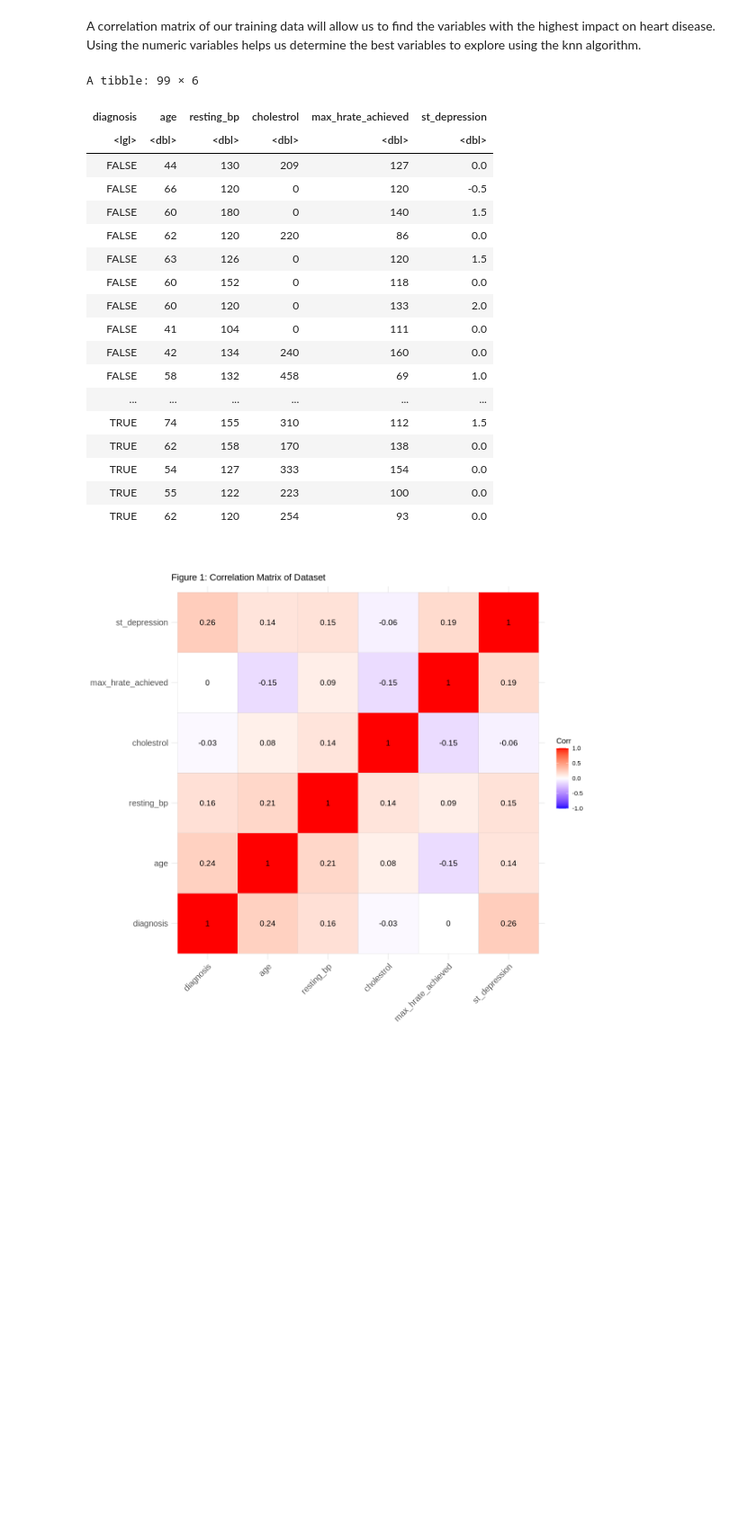
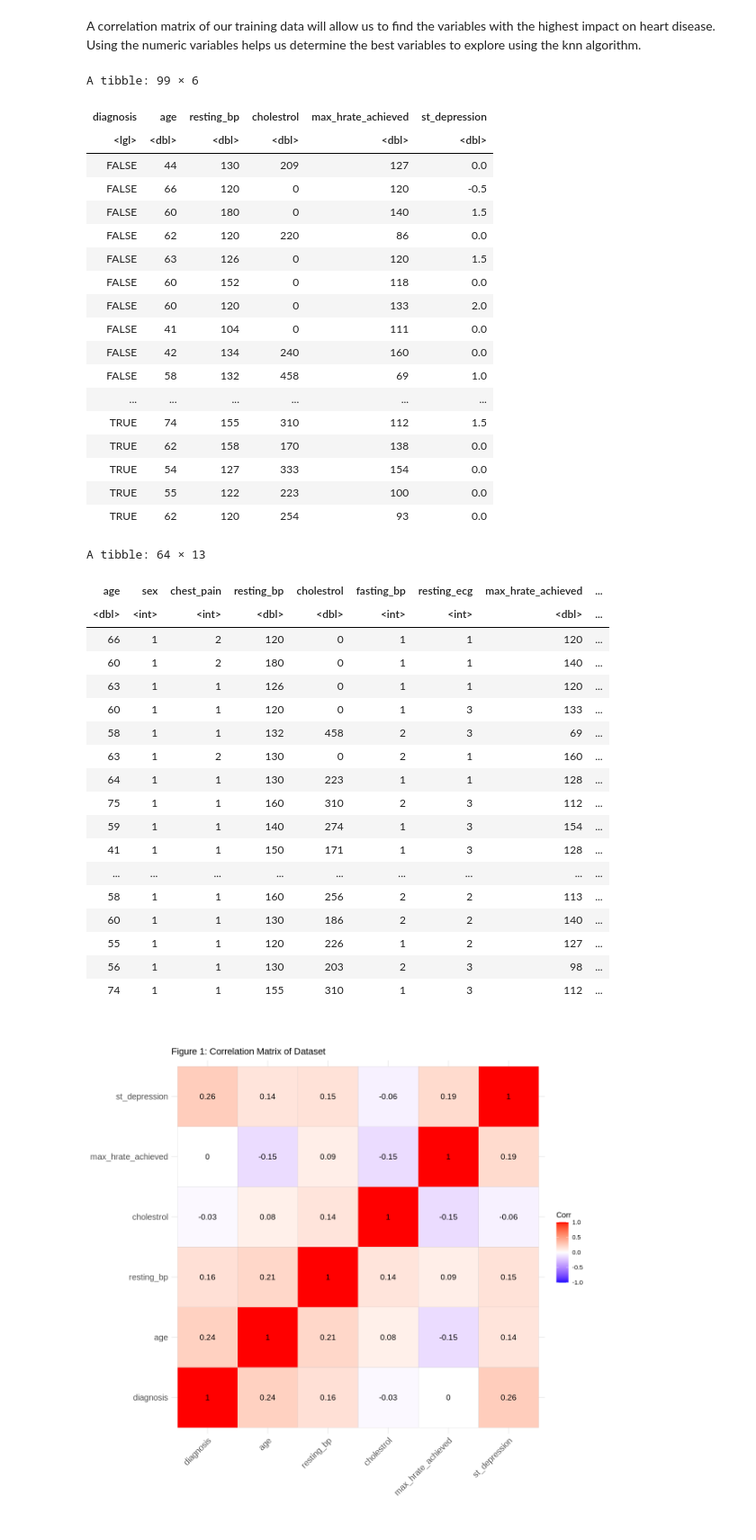
Before and after one commit to Majordingus2/group12-dsci-project, a Jupyter notebook: Group Proposal.ipynb, the cells around one changed output. Shown at 90% size. Saved outputs shown, nothing was run; the diff lists cells and outputs as text; code cells hidden in the pictures; blank space fills up the shorter version.

Commit message:
made a summary table

```diff
--- a/Group Proposal.ipynb
+++ b/Group Proposal.ipynb
@@ -174,30 +174,57 @@ A correlation matrix of our training data will allow us to find the variables wi
 # %%
 #omiting all NA variables in the dataset
 va_train_select_num_noNA  <- va_train_select_num |>
   mutate(across(everything(), ~ifelse(. == "?", NA, .))) |>
   na.omit()
 
 va_train_select_num_noNA
+
+
+
+va_train_select_noNA  <- va_train_select |>
+  mutate(across(everything(), ~ifelse(. == "?", NA, .))) |>
+  na.omit()
+
+va_train_select_noNA
 # %% [output]
 A tibble: 99 × 6
 | diagnosis | age | resting_bp | cholestrol | max_hrate_achieved | st_depression |
 | <lgl> | <dbl> | <dbl> | <dbl> | <dbl> | <dbl> |
 | FALSE | 44 | 130 | 209 | 127 | 0.0 |
 | FALSE | 66 | 120 | 0 | 120 | -0.5 |
 | FALSE | 60 | 180 | 0 | 140 | 1.5 |
 | FALSE | 62 | 120 | 220 | 86 | 0.0 |
 | FALSE | 63 | 126 | 0 | 120 | 1.5 |
 | FALSE | 60 | 152 | 0 | 118 | 0.0 |
 | FALSE | 60 | 120 | 0 | 133 | 2.0 |
 | FALSE | 41 | 104 | 0 | 111 | 0.0 |
 | FALSE | 42 | 134 | 240 | 160 | 0.0 |
 | FALSE | 58 | 132 | 458 | 69 | 1.0 |
 | ... | ... | ... | ... | ... | ... |
 | TRUE | 74 | 155 | 310 | 112 | 1.5 |
 | TRUE | 62 | 158 | 170 | 138 | 0.0 |
 | TRUE | 54 | 127 | 333 | 154 | 0.0 |
 | TRUE | 55 | 122 | 223 | 100 | 0.0 |
 | TRUE | 62 | 120 | 254 | 93 | 0.0 |
+A tibble: 64 × 13
+| age | sex | chest_pain | resting_bp | cholestrol | fasting_bp | resting_ecg | max_hrate_achieved | ... |
+| <dbl> | <int> | <int> | <dbl> | <dbl> | <int> | <int> | <dbl> | ... |
+| 66 | 1 | 2 | 120 | 0 | 1 | 1 | 120 | ... |
+| 60 | 1 | 2 | 180 | 0 | 1 | 1 | 140 | ... |
+| 63 | 1 | 1 | 126 | 0 | 1 | 1 | 120 | ... |
+| 60 | 1 | 1 | 120 | 0 | 1 | 3 | 133 | ... |
+| 58 | 1 | 1 | 132 | 458 | 2 | 3 | 69 | ... |
+| 63 | 1 | 2 | 130 | 0 | 2 | 1 | 160 | ... |
+| 64 | 1 | 1 | 130 | 223 | 1 | 1 | 128 | ... |
+| 75 | 1 | 1 | 160 | 310 | 2 | 3 | 112 | ... |
+| 59 | 1 | 1 | 140 | 274 | 1 | 3 | 154 | ... |
+| 41 | 1 | 1 | 150 | 171 | 1 | 3 | 128 | ... |
+| ... | ... | ... | ... | ... | ... | ... | ... | ... |
+| 58 | 1 | 1 | 160 | 256 | 2 | 2 | 113 | ... |
+| 60 | 1 | 1 | 130 | 186 | 2 | 2 | 140 | ... |
+| 55 | 1 | 1 | 120 | 226 | 1 | 2 | 127 | ... |
+| 56 | 1 | 1 | 130 | 203 | 2 | 3 | 98 | ... |
+| 74 | 1 | 1 | 155 | 310 | 1 | 3 | 112 | ... |
 # %%
 #making a correlation matrix of data using cor()
 options(repr.plot.width = 10, repr.plot.height = 10)
```
Also changed, not shown: parts of 3 cells of this notebook.
